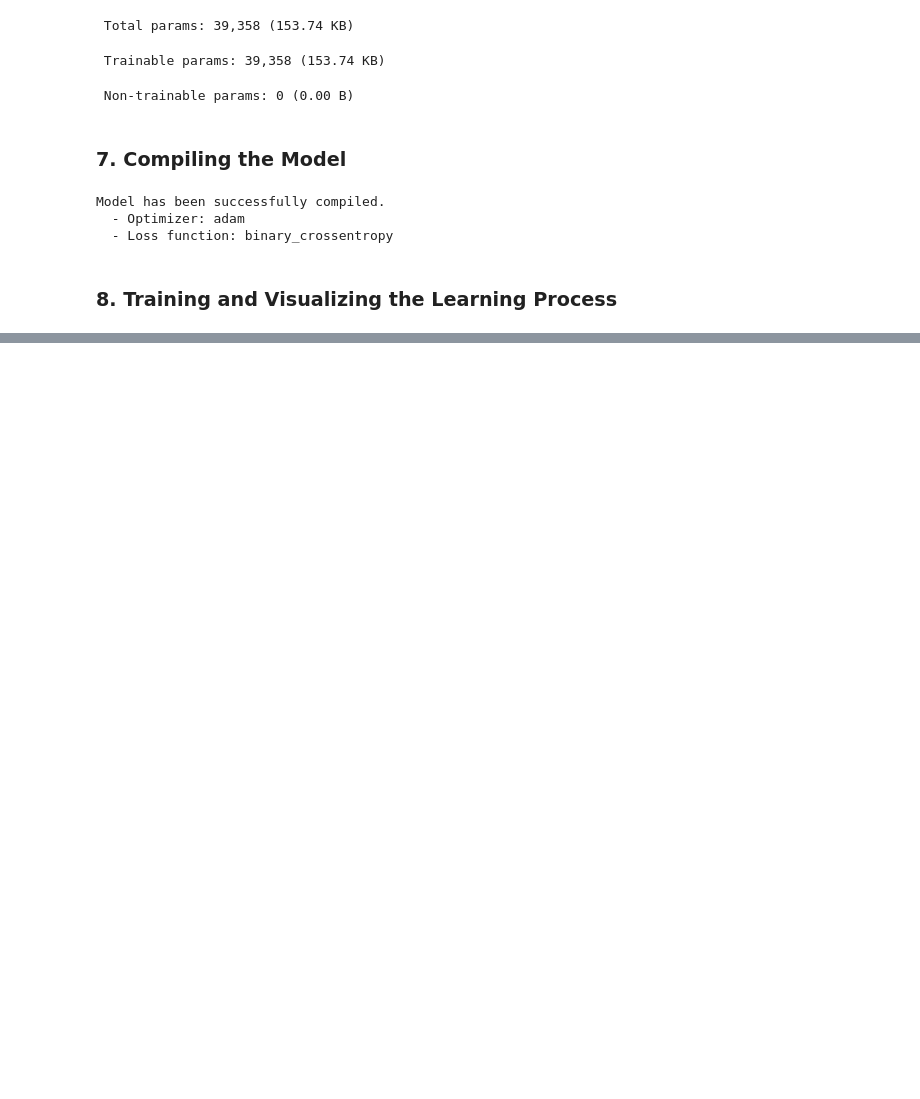
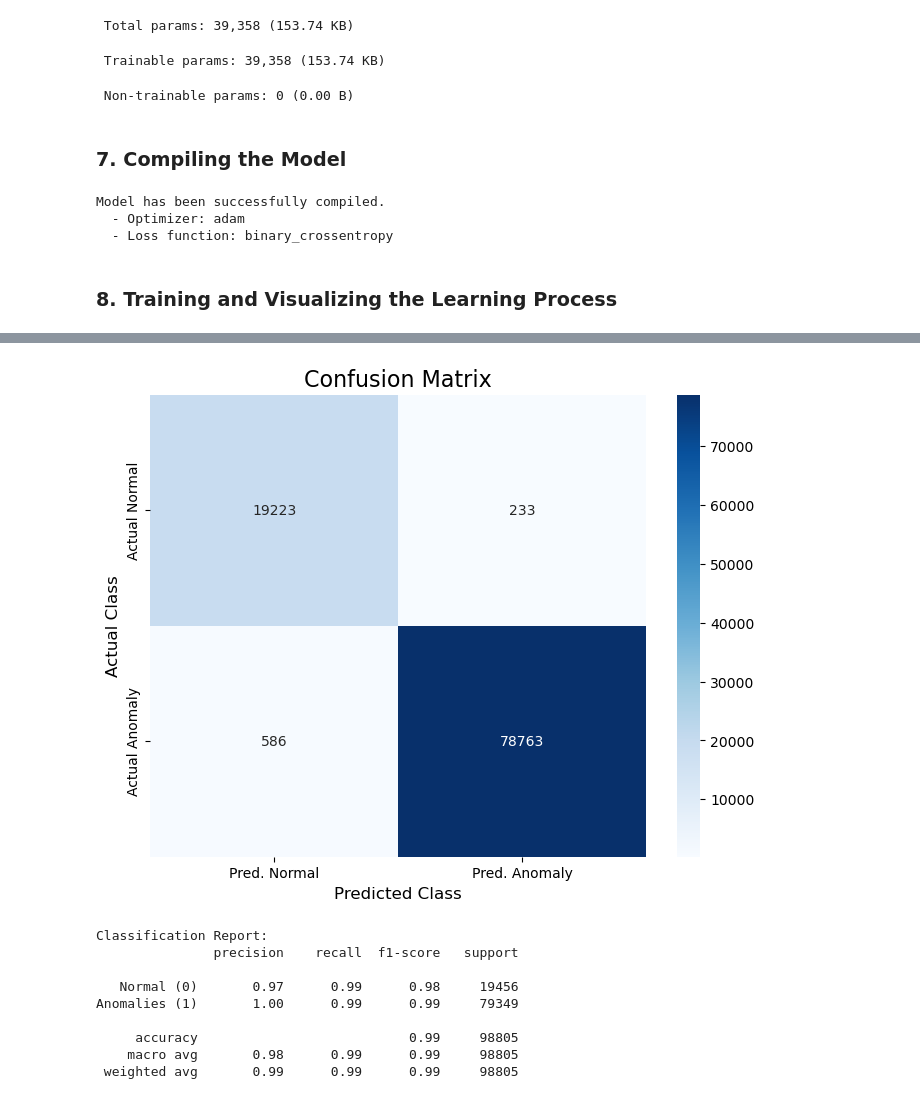
Before and after one commit to lukassso/python-mini-projects, a Jupyter notebook: machine-learning/ml_final_projects/04_network_anomaly_detection.ipynb, the cells around one changed output, grey strips where cells are left out. Drawn from its saved outputs; the diff is of its cells as text; code cells hidden in the pictures; blank space fills up the shorter version.

```diff
--- a/machine-learning/ml_final_projects/04_network_anomaly_detection.ipynb
+++ b/machine-learning/ml_final_projects/04_network_anomaly_detection.ipynb
@@ -514,0 +575,36 @@ plt.show()
+# %%
+# Prepare labels: 0 for normal, 1 for anomalies
+y_true_normal = np.zeros(len(test_normal_loss))
+y_true_anom = np.ones(len(test_anom_loss))
+y_true = np.concatenate([y_true_normal, y_true_anom])
+
+# Prepare predictions based on the threshold
+y_pred_normal = (test_normal_loss.numpy() > threshold).astype(int)
+y_pred_anom = (test_anom_loss.numpy() > threshold).astype(int)
+y_pred = np.concatenate([y_pred_normal, y_pred_anom])
+
+# Calculate and display the confusion matrix
+cm = confusion_matrix(y_true, y_pred)
+plt.figure(figsize=(8, 6))
+sns.heatmap(cm, annot=True, fmt='d', cmap='Blues',
+            xticklabels=['Pred. Normal', 'Pred. Anomaly'],
+            yticklabels=['Actual Normal', 'Actual Anomaly'])
+plt.title('Confusion Matrix', fontsize=16)
+plt.ylabel('Actual Class', fontsize=12)
+plt.xlabel('Predicted Class', fontsize=12)
+plt.show()
+
+# Display the classification report (precision, recall, F1-score)
+print("\nClassification Report:")
+print(classification_report(y_true, y_pred, target_names=['Normal (0)', 'Anomalies (1)']))
+# %% [output]
+[figure, added]
+Classification Report:
+               precision    recall  f1-score   support
+
+   Normal (0)       0.97      0.99      0.98     19456
+Anomalies (1)       1.00      0.99      0.99     79349
+
+     accuracy                           0.99     98805
+    macro avg       0.98      0.99      0.99     98805
+ weighted avg       0.99      0.99      0.99     98805
```
Also changed, not shown: parts of 8 cells of this notebook.
